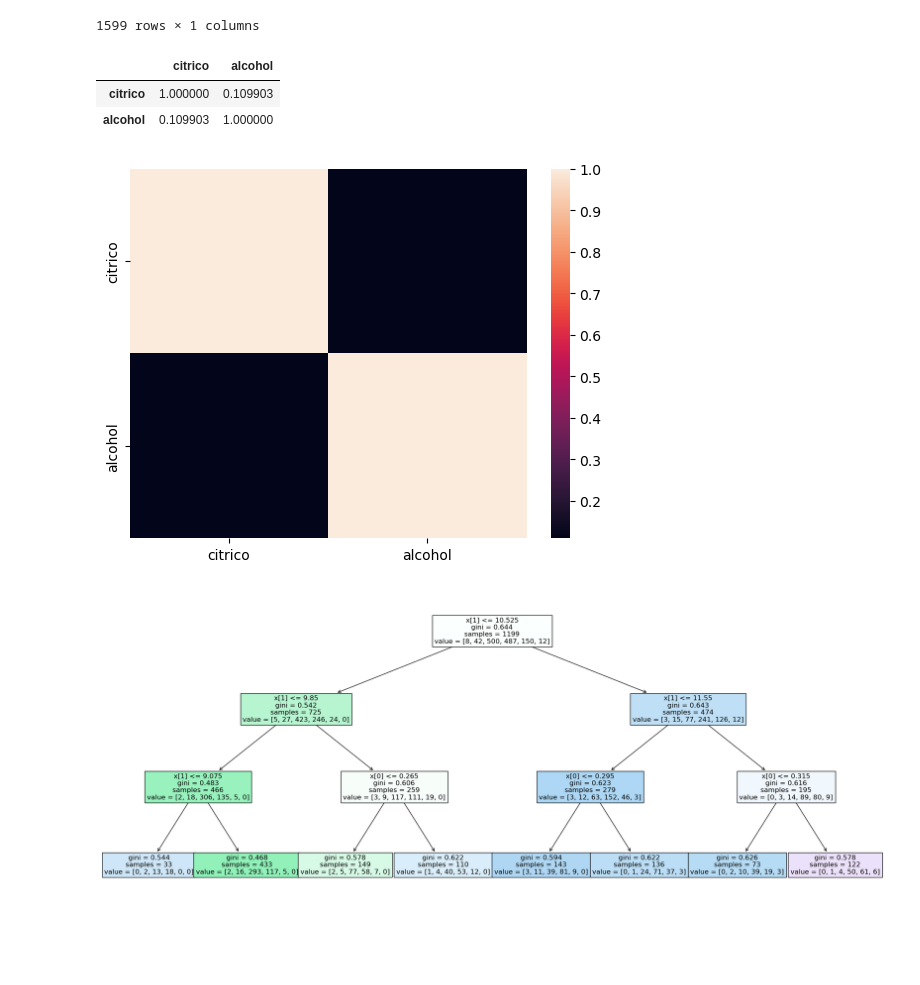
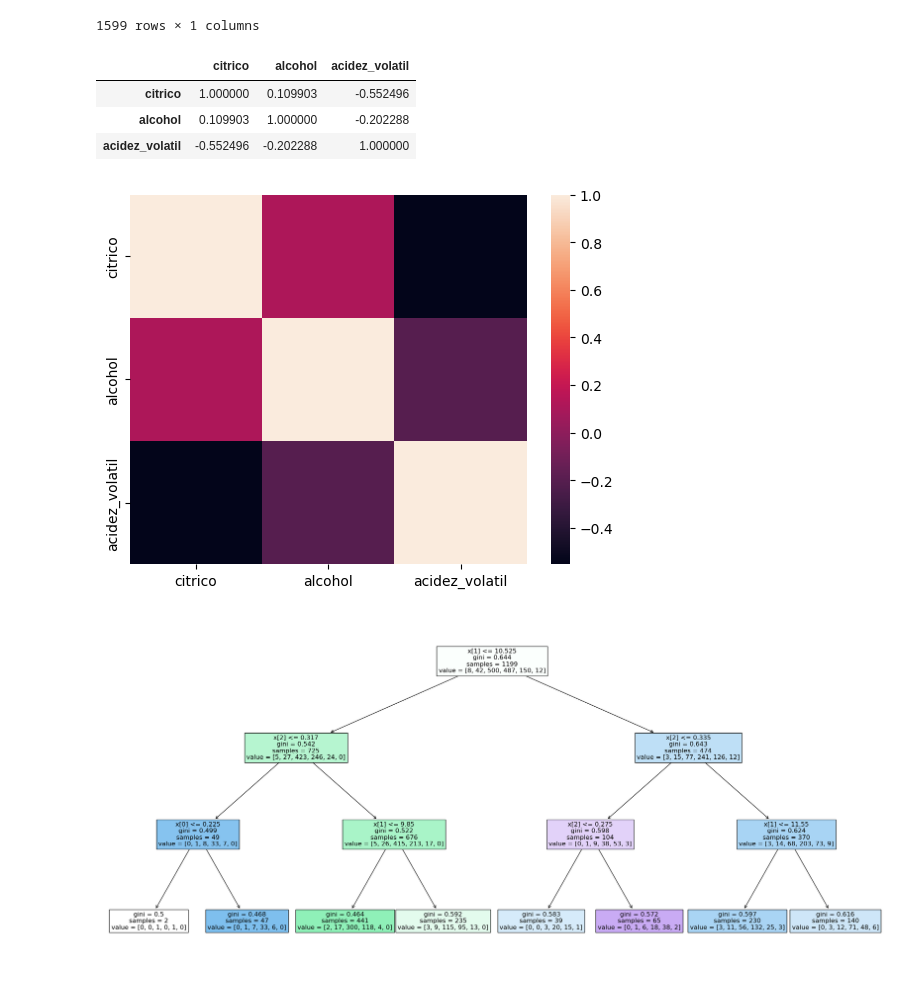
Before and after one commit to FelixRosalesG/ProyectoAlgoritmosSupervisado, a Jupyter notebook: ArbolesDecisionT3.ipynb, the cells around one changed output. Cells and saved outputs as stored; diff of their text form; code cells hidden in the pictures; blank space fills up the shorter version.

```diff
--- a/ArbolesDecisionT3.ipynb
+++ b/ArbolesDecisionT3.ipynb
@@ -61,7 +61,7 @@ mplot.hist(conjuntoDatos.calidad)
  <BarContainer object of 10 artists>)
 [figure]
 # %%
-var_predictoras = ["citrico","alcohol"]
+var_predictoras = ["citrico","alcohol", "acidez_volatil"]
 var_objetivo = ['calidad']
 # %%
 predictoras = conjuntoDatos[var_predictoras]
@@ -102,24 +102,25 @@ objetivo
 correlacion = predictoras.corr()
 correlacion
 # %% [output]
-|  | citrico | alcohol |
-| citrico | 1.000000 | 0.109903 |
-| alcohol | 0.109903 | 1.000000 |
+|  | citrico | alcohol | acidez_volatil |
+| citrico | 1.000000 | 0.109903 | -0.552496 |
+| alcohol | 0.109903 | 1.000000 | -0.202288 |
+| acidez_volatil | -0.552496 | -0.202288 | 1.000000 |
 # %%
 sns.heatmap(correlacion)
 mplot.show()
 # %% [output]
-[figure, old version]
+[figure, new version]
 # %%
 X_train, X_test, y_train, y_test = train_test_split(predictoras, objetivo, test_size = 0.25, random_state = 13)
 # %%
 arbol = DecisionTreeClassifier(max_depth = 3)
 arbolDecision = arbol.fit(X_train, y_train)
 # %%
-mplot.figure(figsize = (25, 10))
+mplot.figure(figsize = (27, 12))
 plot_tree(arbolDecision, filled = True, fontsize = 12);
 # %% [output]
-[figure, old version]
+[figure, new version]
 # %%
 predicciones = arbolDecision.predict(X_test)
 predicciones
```
Also changed, not shown: parts of 5 cells of this notebook, 1 other file.
